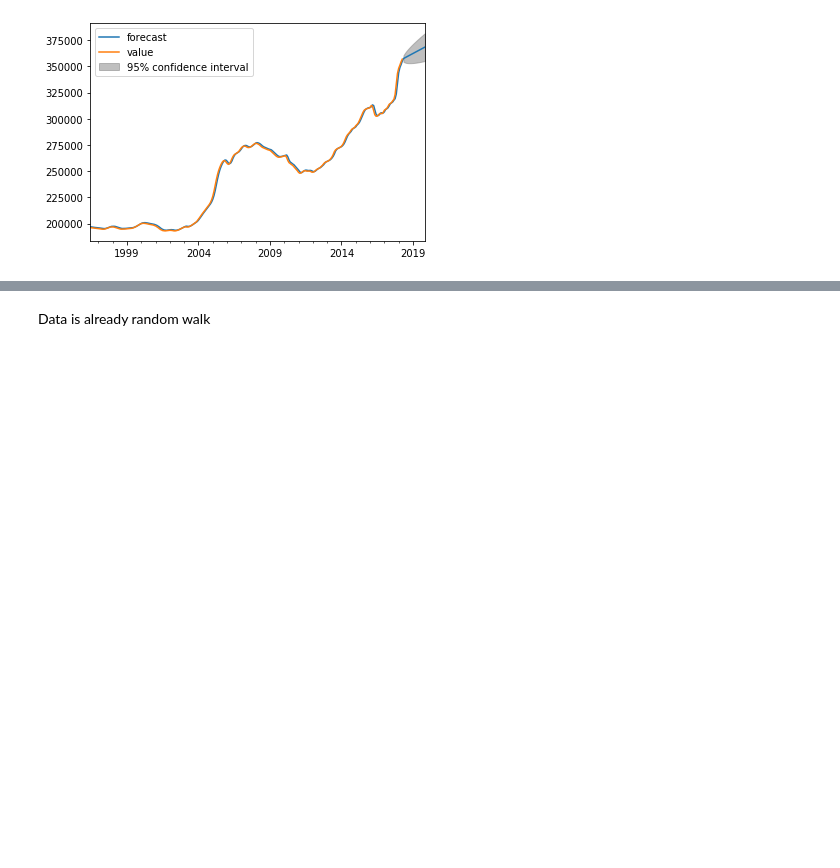
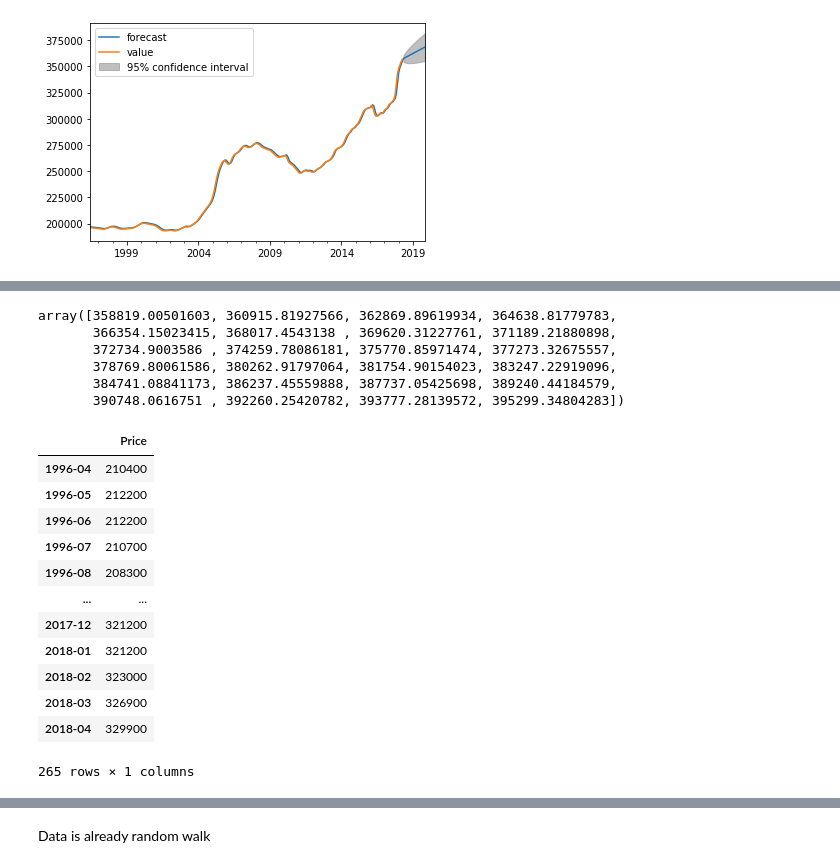
Before and after one commit to eannefawcett/ARIMA-modeling-with-housing-prices, a Jupyter notebook: mod_4_starter_notebook.ipynb, the cells around one changed output, grey strips where cells are left out. Saved outputs shown, nothing was run; the diff lists cells and outputs as text; code cells hidden in the pictures; blank space fills up the shorter version.

```diff
--- a/mod_4_starter_notebook.ipynb
+++ b/mod_4_starter_notebook.ipynb
@@ -513,5 +641,28 @@ test_period = 2*12
 arima_model = ARIMA(kendall_county_boerne, order=(3,2,3)).fit()
 forecast = arima_model.forecast()[0]
 arima_forecast = model.predict(n_periods=test_period)
-arima_model.summary()
+arima_forecast
 # print('Took', time.time()-start, 'seconds.')
+# %% [output]
+array([358819.00501603, 360915.81927566, 362869.89619934, 364638.81779783,
+       366354.15023415, 368017.4543138 , 369620.31227761, 371189.21880898,
+       372734.9003586 , 374259.78086181, 375770.85971474, 377273.32675557,
+       378769.80061586, 380262.91797064, 381754.90154023, 383247.22919096,
+       384741.08841173, 386237.45559888, 387737.05425698, 389240.44184579,
+       390748.0616751 , 392260.25420782, 393777.28139572, 395299.34804283])
+# %%
+harris[0]
+# %% [output]
+|  | Price |
+| 1996-04 | 210400 |
+| 1996-05 | 212200 |
+| 1996-06 | 212200 |
+| 1996-07 | 210700 |
+| 1996-08 | 208300 |
+| ... | ... |
+| 2017-12 | 321200 |
+| 2018-01 | 321200 |
+| 2018-02 | 323000 |
+| 2018-03 | 326900 |
+| 2018-04 | 329900 |
+265 rows × 1 columns
```
Also changed, not shown: parts of 22 cells of this notebook.
